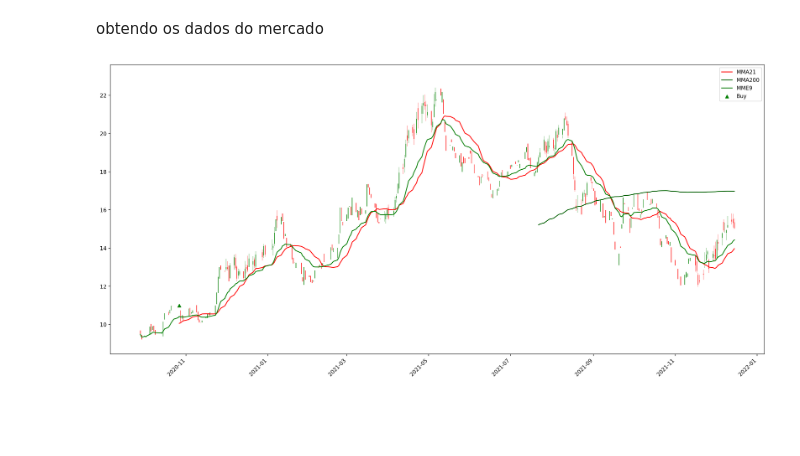
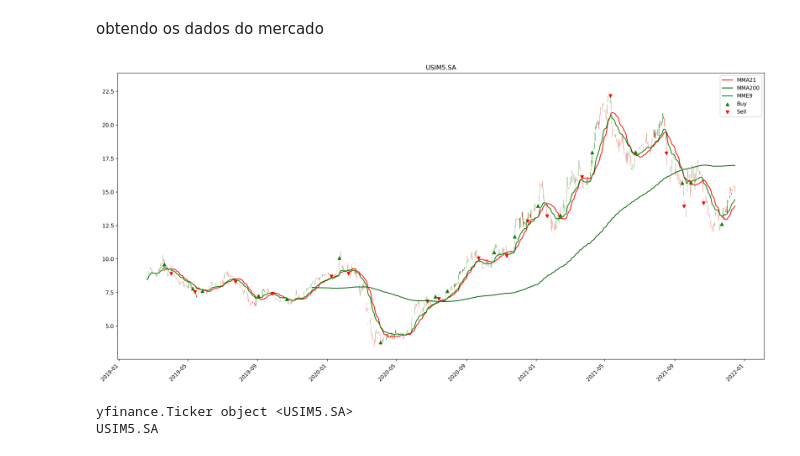
Before and after one commit to mozzaquatro/financial_market, a Jupyter notebook: 02_Definindo_intervalos,_calculando_e_plotando_médias_móveis.ipynb, the cells around one changed output. Saved outputs shown, nothing was run; the diff lists cells and outputs as text; code cells hidden in the pictures; blank space fills up the shorter version.

```diff
--- a/02_Definindo_intervalos,_calculando_e_plotando_médias_móveis.ipynb
+++ b/02_Definindo_intervalos,_calculando_e_plotando_médias_móveis.ipynb
@@ -24,7 +25,7 @@ ticket = yf.Ticker('USIM5.SA')
 #ibov = web.get_data_yahoo(ticket)
 #print(ibov.shape)
 ##print(ticket.info)
-data = ticket.history(period='300d')
+data = ticket.history(period='700d')
 data
 data.columns = map(str.lower, data.columns)
 data
@@ -75,14 +76,14 @@ def buy_sell(data):
                 sigBuy.append(np.nan)
                 sigSell.append(np.nan)
         # DEATH CROSS
-        ##elif data['SMA30'][i] < data['SMA100'][i]:
-          ##  if flag != 0:
-            ##    sigBuy.append(np.nan)
-              ##  sigSell.append(data['AAPL'][i])
-                ##flag = 0
-            ##else:
-              ##  sigBuy.append(np.nan)
-                ##sigSell.append(np.nan)
+        elif data['mme9'][i] < data['mma21'][i]:
+            if flag != 0:
+                sigBuy.append(np.nan)
+                sigSell.append(data[ticket][i])
+                flag = 0
+            else:
+                sigBuy.append(np.nan)
+                sigSell.append(np.nan)
         else:
             sigBuy.append(np.nan)
             sigSell.append(np.nan)
@@ -115,34 +116,47 @@ plt.bar(down.index,down.low-down.close,width2,bottom=down.close,color=col2)
 
 #rotate x-axis tick labels
 plt.xticks(rotation=45, ha='right')
 
 
 #média aritmetica
 plt.plot(mma21['close'], label="MMA21", color="red")
 plt.plot(mma200['close'], label="MMA200", color="darkgreen")
 #media exponencial
 plt.plot(mme9['close'], label="MME9", color="green")
 
 
 #indicativo
 buy_or_sell = buy_sell(buy)
 # buy
 buy['Signal to Buy'] = buy_or_sell[0]
 plt.scatter(buy.index, buy['Signal to Buy'], label ="Buy", marker ="^", color='green')
+# sell
+buy['Signal to Sell'] = buy_or_sell[1]
+plt.scatter(buy.index, buy['Signal to Sell'], label ="Sell", marker ="v", color='red')
 
 
 #legenda
 plt.legend()
+#titulo
+plt.title( re.search('<(.*)>', str(ticket)).group(1) )
 
 #display candlestick chart
 plt.show()
 
 
 #
 ##plt.fill( data.close.rolling(21).mean() , data.close.ewm(9).mean())
 #plt.fill (mma21,mme9)
 # %% [output]
-[figure, old version]
+[figure, new version]
+# %%
+print(ticket)
+str(ticket)
+result = re.search('<(.*)>', str(ticket)).group(1)
+print(result)
+# %% [output]
+yfinance.Ticker object <USIM5.SA>
+USIM5.SA
 # %%
 
 
```
Also changed, not shown: parts of 1 cell of this notebook.
